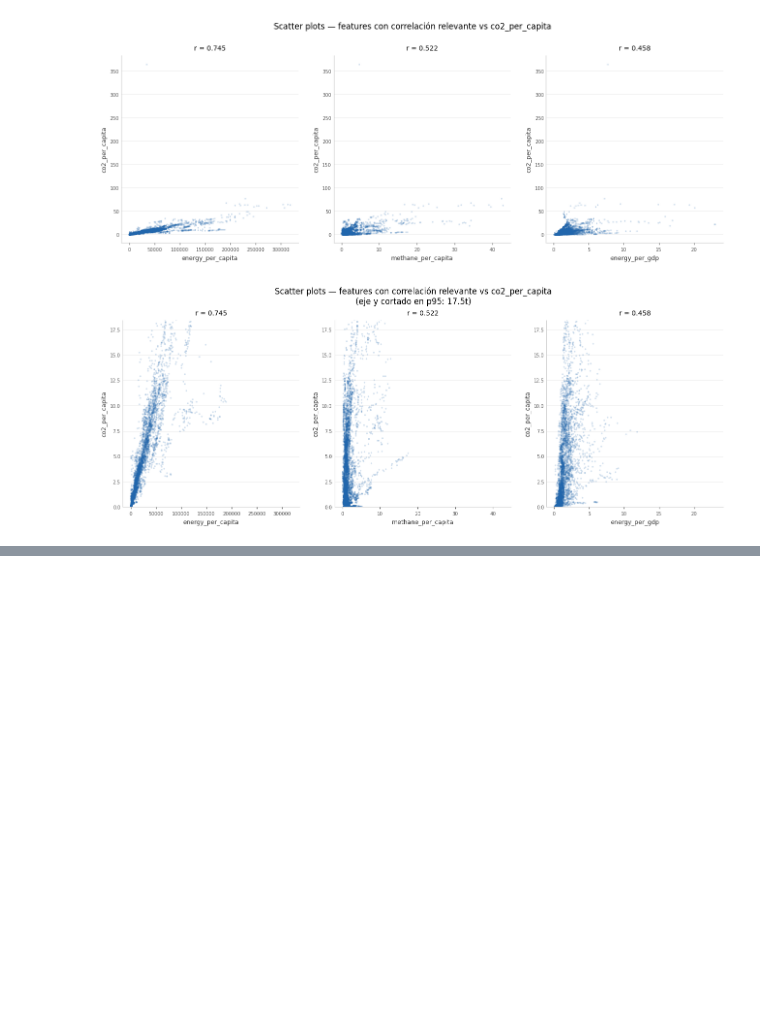
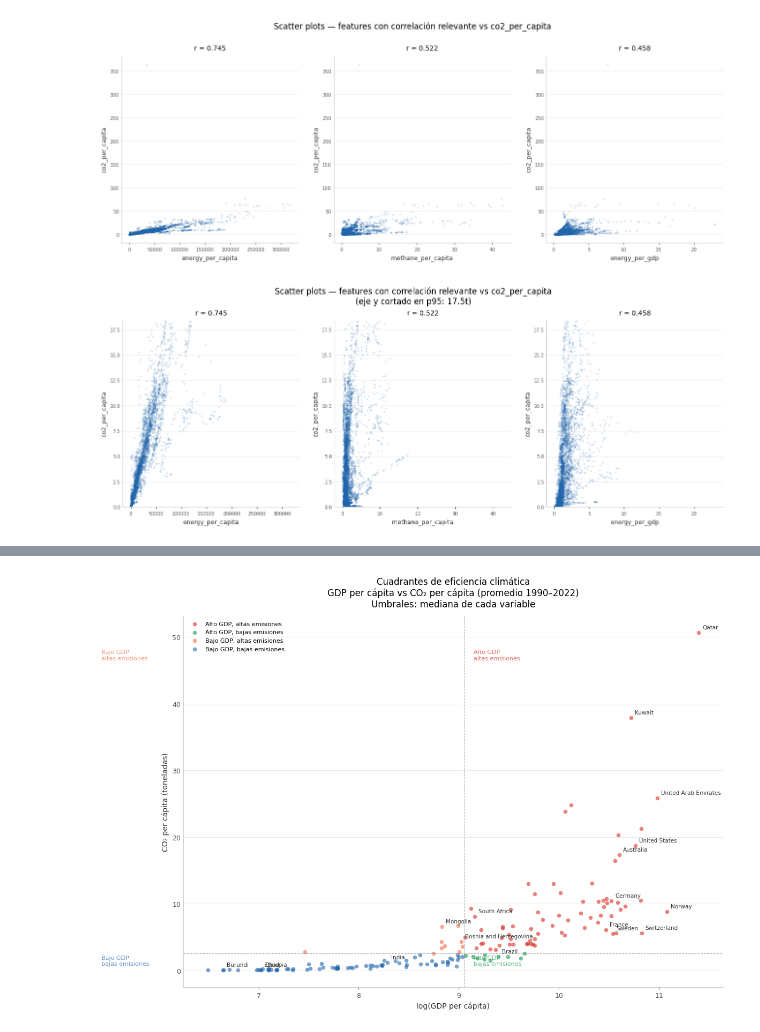
Before and after one commit to RamonEppens/Analisis_Predictivo_Co2, a Jupyter notebook: notebooks/Examen1-AnálisisPredictivo.ipynb, the cells around one changed output, grey strips where cells are left out. Drawn from its saved outputs; the diff is of its cells as text; code cells hidden in the pictures; blank space fills up the shorter version.

```diff
--- a/notebooks/Examen1-AnálisisPredictivo.ipynb
+++ b/notebooks/Examen1-AnálisisPredictivo.ipynb
@@ -1046,0 +1117,94 @@ con algunos outliers hacia la derecha. La tendencia existe pero es menos pronunc
+# %%
+# === GRÁFICO DE 4 CUADRANTES — GDP per cápita vs CO₂ per cápita ===
+df_quad = df_clean.groupby('country')[['gdp_per_capita', 'co2_per_capita']].mean().dropna()
+
+# Umbrales — mediana de cada variable
+gdp_med = df_quad['gdp_per_capita'].median()
+co2_med = df_quad['co2_per_capita'].median()
+
+# Asignar cuadrante
+def asignar_cuadrante(row):
+    if row['gdp_per_capita'] >= gdp_med and row['co2_per_capita'] >= co2_med:
+        return 'Alto GDP, altas emisiones'
+    elif row['gdp_per_capita'] >= gdp_med and row['co2_per_capita'] < co2_med:
+        return 'Alto GDP, bajas emisiones'
+    elif row['gdp_per_capita'] < gdp_med and row['co2_per_capita'] >= co2_med:
+        return 'Bajo GDP, altas emisiones'
+    else:
+        return 'Bajo GDP, bajas emisiones'
+
+df_quad['cuadrante'] = df_quad.apply(asignar_cuadrante, axis=1)
+
+# Colores por cuadrante — ColorBrewer
+colores_quad = {
+    'Alto GDP, altas emisiones':  C_RED,
+    'Alto GDP, bajas emisiones':  C_GREEN,
+    'Bajo GDP, altas emisiones':  C_ORANGE,
+    'Bajo GDP, bajas emisiones':  C_BLUE,
+}
+
+# Países a etiquetar por cuadrante
+etiquetas = {
+    'Alto GDP, altas emisiones':  ['Qatar', 'Kuwait', 'United Arab Emirates',
+                                   'United States', 'Australia'],
+    'Alto GDP, bajas emisiones':  ['Norway', 'Switzerland', 'France',
+                                   'Sweden', 'Germany'],
+    'Bajo GDP, altas emisiones':  ['South Africa', 'Mongolia',
+                                   'Bosnia and Herzegovina'],
+    'Bajo GDP, bajas emisiones':  ['Chad', 'Burundi', 'Ethiopia',
+                                   'India', 'Brazil'],
+}
+
+fig, ax = plt.subplots(figsize=(13, 9))
+
+for cuad, color in colores_quad.items():
+    subset = df_quad[df_quad['cuadrante'] == cuad]
+    ax.scatter(np.log1p(subset['gdp_per_capita']),
+               subset['co2_per_capita'],
+               color=color, alpha=0.6, s=30,
+               linewidths=0, label=cuad)
+
+# Etiquetar países destacados
+for cuad, paises in etiquetas.items():
+    for pais in paises:
+        if pais in df_quad.index:
+            row = df_quad.loc[pais]
+            ax.annotate(pais,
+                        xy=(np.log1p(row['gdp_per_capita']), row['co2_per_capita']),
+                        fontsize=7.5, color='#333333',
+                        xytext=(5, 5), textcoords='offset points')
+
+# Líneas de los umbrales
+ax.axvline(np.log1p(gdp_med), color=C_GRAY, linewidth=0.8,
+           linestyle='--', alpha=0.6)
+ax.axhline(co2_med, color=C_GRAY, linewidth=0.8,
+           linestyle='--', alpha=0.6)
+
+# Etiquetas de cuadrantes
+ax.text(np.log1p(gdp_med) + 0.1, df_quad['co2_per_capita'].max() * 0.92,
+        'Alto GDP\naltas emisiones', fontsize=8, color=C_RED, alpha=0.7)
+ax.text(np.log1p(gdp_med) + 0.1, co2_med * 0.3,
+        'Alto GDP\nbajas emisiones', fontsize=8, color=C_GREEN, alpha=0.7)
+ax.text(np.log1p(gdp_med) * 0.6, df_quad['co2_per_capita'].max() * 0.92,
+        'Bajo GDP\naltas emisiones', fontsize=8, color=C_ORANGE, alpha=0.7)
+ax.text(np.log1p(gdp_med) * 0.6, co2_med * 0.3,
+        'Bajo GDP\nbajas emisiones', fontsize=8, color=C_BLUE, alpha=0.7)
+
+ax.set_xlabel('log(GDP per cápita)')
+ax.set_ylabel('CO₂ per cápita (toneladas)')
+ax.set_title('Cuadrantes de eficiencia climática\n'
+             'GDP per cápita vs CO₂ per cápita (promedio 1990–2022)\n'
+             'Umbrales: mediana de cada variable',
+             pad=12)
+ax.legend(frameon=False, fontsize=8, loc='upper left')
+tufte_style(ax, grid_axis='y')
+plt.show()
+
+# Resumen por cuadrante
+print("Países por cuadrante:")
+for cuad in colores_quad.keys():
+    paises = df_quad[df_quad['cuadrante'] == cuad].index.tolist()
+    print(f"\n{cuad} ({len(paises)} países):")
+    print(', '.join(paises[:10]), '...' if len(paises) > 10 else '')
+# %% [output]
+[figure, added]
```
Also changed, not shown: parts of 6 cells of this notebook.
